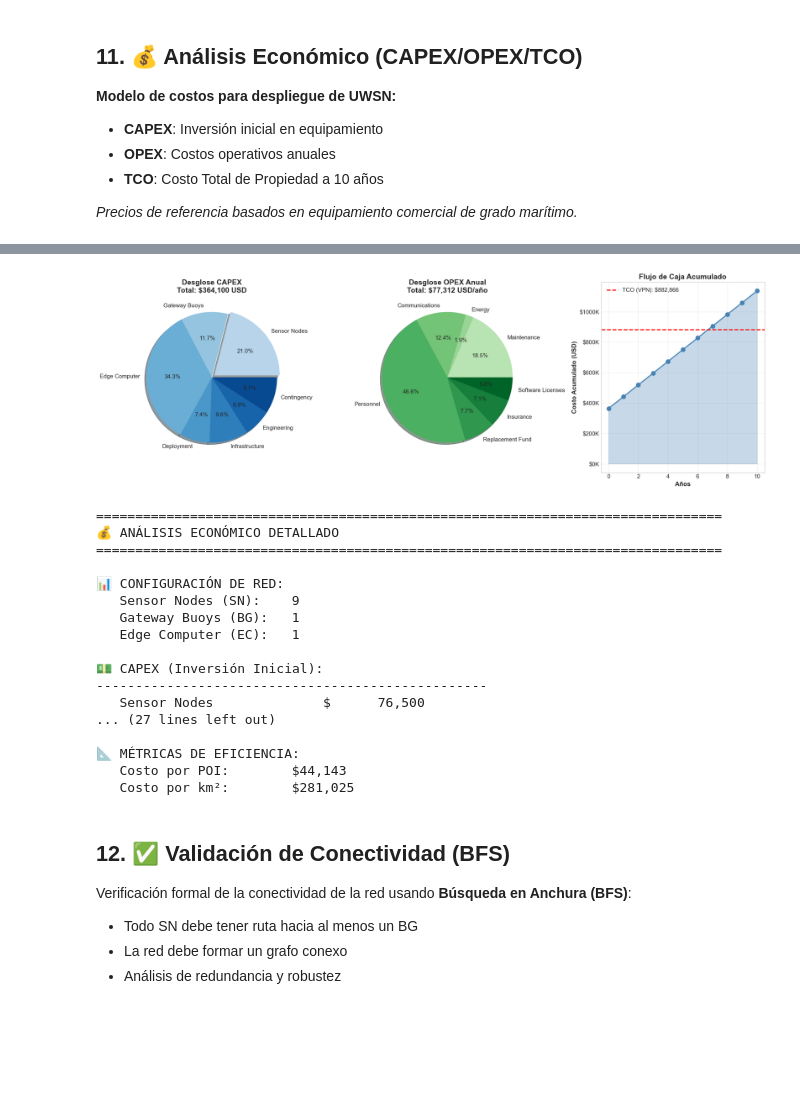
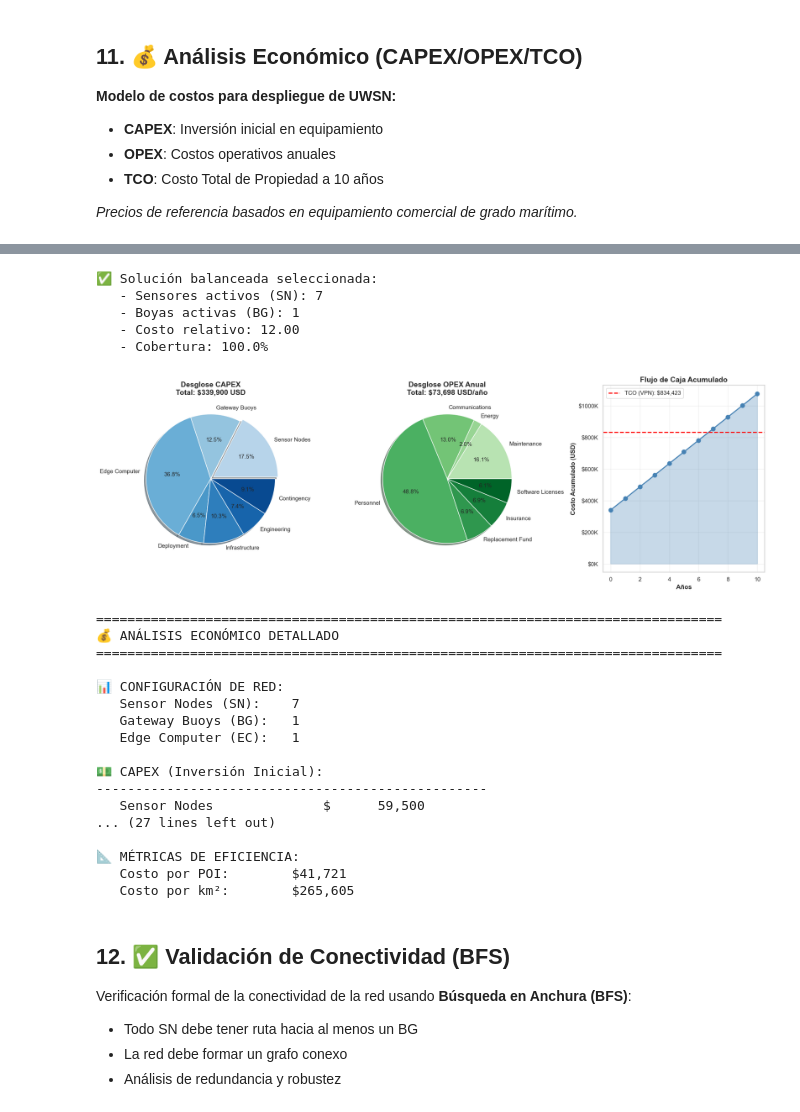
Before and after one commit to crismoraga/ValpoPlanning, a Jupyter notebook: UWSN_Planning_Valparaiso.ipynb, the cells around one changed output, grey strips where cells are left out. Cells and saved outputs as stored; diff of their text form; code cells hidden in the pictures; blank space fills up the shorter version.

```diff
--- a/UWSN_Planning_Valparaiso.ipynb
+++ b/UWSN_Planning_Valparaiso.ipynb
@@ -656,0 +929,10 @@ print(f"   Ratio cobertura:    {total_area / (np.pi * STUDY_AREA['radius_km']**2
+# %%
+# Refuerzo adicional de NSGA-II para búsqueda exhaustiva
+NSGA2_PARAMS.update({
+    'population_size': 160,
+    'generations': 320,
+    'mutation_rate': 0.22,
+    'crossover_rate': 0.88
+})
+
+print("⚙️ Parámetros NSGA-II reforzados: población {population_size}, generaciones {generations}".format(**NSGA2_PARAMS))
@@ -2026,6 +2604,21 @@ print(f"   Cobertura: {balanced_solution.fitness[1]:.1f}%")
 # ============================================================================
 # ANÁLISIS ECONÓMICO COMPLETO
 # ============================================================================
+
+# Primero extraer la solución balanceada del frente de Pareto
+balanced_solution = pareto_front[balanced_idx]
+
+# Extraer nodos activos de la solución balanceada
+active_sns = [(n[0], n[1], n[2]) for n in balanced_solution.nodes
+              if n[4] == 0 and n[3] == 1]  # Sensores activos
+active_bgs = [(n[0], n[1]) for n in balanced_solution.nodes
+              if n[4] == 1 and n[3] == 1]  # Boyas activas
+
+print(f"✅ Solución balanceada seleccionada:")
+print(f"   - Sensores activos (SN): {len(active_sns)}")
+print(f"   - Boyas activas (BG): {len(active_bgs)}")
+print(f"   - Costo relativo: {balanced_solution.fitness[0]:.2f}")
+print(f"   - Cobertura: {balanced_solution.fitness[1]:.1f}%")
 
 # Alias para compatibilidad
 COSTS = EQUIPMENT_COSTS
@@ -2150,51 +2743,56 @@ print(f"   Edge Computer (EC):   1")
 
 print(f"\n💵 CAPEX (Inversión Inicial):")
 print("-"*50)
 for item, value in economics['capex'].items():
     print(f"   {item.replace('_', ' ').title():25} ${value:>12,.0f}")
 print("-"*50)
 print(f"   {'TOTAL CAPEX':25} ${economics['total_capex']:>12,.0f}")
 
 print(f"\n📅 OPEX (Costos Anuales):")
 print("-"*50)
 for item, value in economics['opex_annual'].items():
     print(f"   {item.replace('_', ' ').title():25} ${value:>12,.0f}")
 print("-"*50)
 print(f"   {'TOTAL OPEX ANUAL':25} ${economics['total_opex_annual']:>12,.0f}")
 
 print(f"\n📈 TCO (Costo Total de Propiedad - {economics['project_years']} años):")
 print("-"*50)
 print(f"   {'CAPEX':25} ${economics['total_capex']:>12,.0f}")
 print(f"   {'VPN OPEX (8% desc.)':25} ${economics['npv_opex']:>12,.0f}")
 print("-"*50)
 print(f"   {'TCO TOTAL':25} ${economics['tco']:>12,.0f}")
 
 # Métricas adicionales
 cost_per_poi = economics['tco'] / len(pois)
 cost_per_km2 = economics['tco'] / (np.pi * AREA_RADIUS_KM**2)
 
 print(f"\n📐 MÉTRICAS DE EFICIENCIA:")
 print(f"   Costo por POI:        ${cost_per_poi:,.0f}")
 print(f"   Costo por km²:        ${cost_per_km2:,.0f}")
 # %% [output]
+✅ Solución balanceada seleccionada:
+   - Sensores activos (SN): 7
+   - Boyas activas (BG): 1
+   - Costo relativo: 12.00
+   - Cobertura: 100.0%
-[figure, old version]
+[figure, new version]
-================================================================================
-💰 ANÁLISIS ECONÓMICO DETALLADO
-================================================================================
-
-📊 CONFIGURACIÓN DE RED:
-   Sensor Nodes (SN):    9
-   Gateway Buoys (BG):   1
-   Edge Computer (EC):   1
-
-💵 CAPEX (Inversión Inicial):
---------------------------------------------------
-   Sensor Nodes              $      76,500
-... (27 lines left out)
-
-📐 MÉTRICAS DE EFICIENCIA:
-   Costo por POI:        $44,143
-   Costo por km²:        $281,025
+================================================================================
+💰 ANÁLISIS ECONÓMICO DETALLADO
+================================================================================
+
+📊 CONFIGURACIÓN DE RED:
+   Sensor Nodes (SN):    7
+   Gateway Buoys (BG):   1
+   Edge Computer (EC):   1
+
+💵 CAPEX (Inversión Inicial):
+--------------------------------------------------
+   Sensor Nodes              $      59,500
+... (27 lines left out)
+
+📐 MÉTRICAS DE EFICIENCIA:
+   Costo por POI:        $41,721
+   Costo por km²:        $265,605
 # %% [markdown]
 ## 12. ✅ Validación de Conectividad (BFS)
 
```
Also changed, not shown: parts of 20 cells of this notebook, 19 other files.
